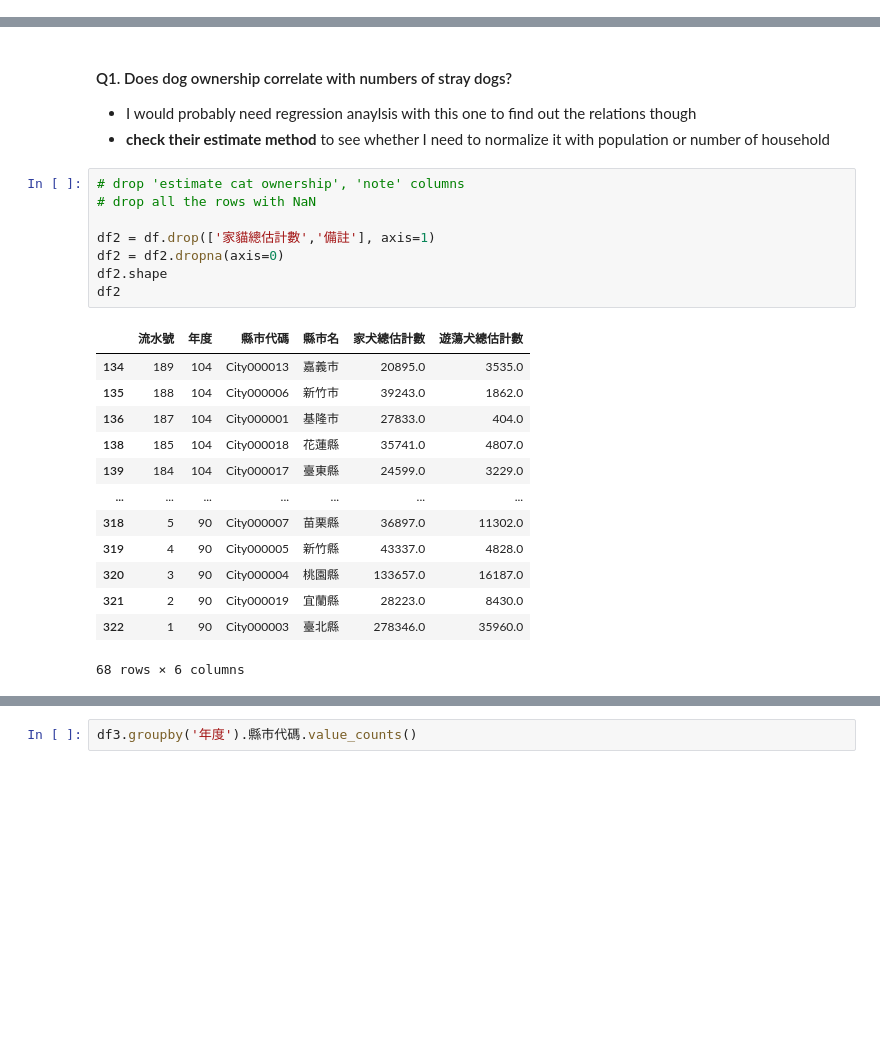
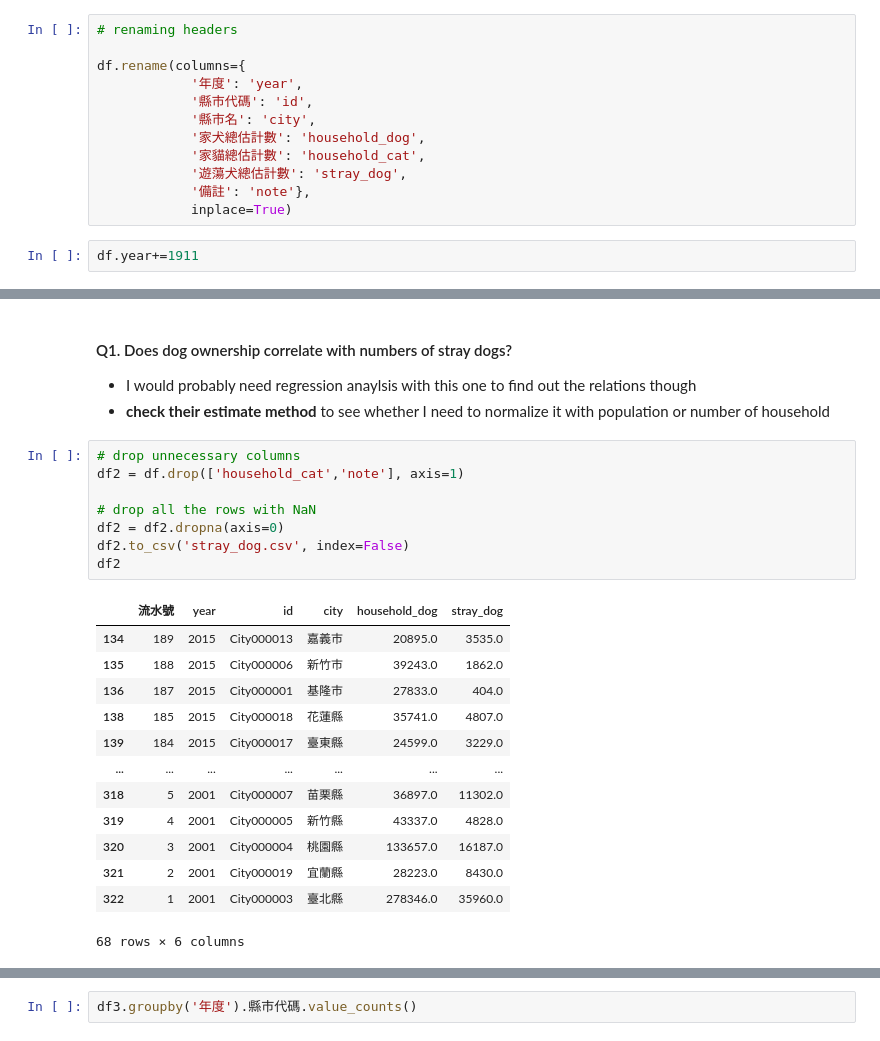
Before and after one commit to sabinahung/pet-ownership-taiwan, a Jupyter notebook: notebook.ipynb, the cells around one changed output, grey strips where cells are left out. Cells and saved outputs as stored; diff of their text form; blank space fills up the shorter version.

```diff
--- a/notebook.ipynb
+++ b/notebook.ipynb
@@ -93,3 +72,17 @@ df.groupby("年度").nunique()
 # replace all '0' with NaN
 
 df = df.replace(0, np.nan)
+# %%
+# renaming headers
+
+df.rename(columns={
+            '年度': 'year',
+            '縣市代碼': 'id',
+            '縣市名': 'city',
+            '家犬總估計數': 'household_dog',
+            '家貓總估計數': 'household_cat',
+            '遊蕩犬總估計數': 'stray_dog',
+            '備註': 'note'},
+            inplace=True)
+# %%
+df.year+=1911
@@ -98,26 +100,26 @@ df = df.replace(0, np.nan)
 - I would probably need regression anaylsis with this one to find out the relations though
 - **check their estimate method** to see whether I need to normalize it with population or number of household
 # %%
-# drop 'estimate cat ownership', 'note' columns
+# drop unnecessary columns
+df2 = df.drop(['household_cat','note'], axis=1)
+
 # drop all the rows with NaN
-
-df2 = df.drop(['家貓總估計數','備註'], axis=1)
 df2 = df2.dropna(axis=0)
-df2.shape
+df2.to_csv('stray_dog.csv', index=False)
 df2
 # %% [output]
-|  | 流水號 | 年度 | 縣市代碼 | 縣市名 | 家犬總估計數 | 遊蕩犬總估計數 |
-| 134 | 189 | 104 | City000013 | 嘉義市 | 20895.0 | 3535.0 |
-| 135 | 188 | 104 | City000006 | 新竹市 | 39243.0 | 1862.0 |
-| 136 | 187 | 104 | City000001 | 基隆市 | 27833.0 | 404.0 |
-| 138 | 185 | 104 | City000018 | 花蓮縣 | 35741.0 | 4807.0 |
-| 139 | 184 | 104 | City000017 | 臺東縣 | 24599.0 | 3229.0 |
+|  | 流水號 | year | id | city | household_dog | stray_dog |
+| 134 | 189 | 2015 | City000013 | 嘉義市 | 20895.0 | 3535.0 |
+| 135 | 188 | 2015 | City000006 | 新竹市 | 39243.0 | 1862.0 |
+| 136 | 187 | 2015 | City000001 | 基隆市 | 27833.0 | 404.0 |
+| 138 | 185 | 2015 | City000018 | 花蓮縣 | 35741.0 | 4807.0 |
+| 139 | 184 | 2015 | City000017 | 臺東縣 | 24599.0 | 3229.0 |
 | ... | ... | ... | ... | ... | ... | ... |
-| 318 | 5 | 90 | City000007 | 苗栗縣 | 36897.0 | 11302.0 |
-| 319 | 4 | 90 | City000005 | 新竹縣 | 43337.0 | 4828.0 |
-| 320 | 3 | 90 | City000004 | 桃園縣 | 133657.0 | 16187.0 |
-| 321 | 2 | 90 | City000019 | 宜蘭縣 | 28223.0 | 8430.0 |
-| 322 | 1 | 90 | City000003 | 臺北縣 | 278346.0 | 35960.0 |
+| 318 | 5 | 2001 | City000007 | 苗栗縣 | 36897.0 | 11302.0 |
+| 319 | 4 | 2001 | City000005 | 新竹縣 | 43337.0 | 4828.0 |
+| 320 | 3 | 2001 | City000004 | 桃園縣 | 133657.0 | 16187.0 |
+| 321 | 2 | 2001 | City000019 | 宜蘭縣 | 28223.0 | 8430.0 |
+| 322 | 1 | 2001 | City000003 | 臺北縣 | 278346.0 | 35960.0 |
 68 rows × 6 columns
 # %%
 %%R
```
Also changed, not shown: parts of 23 cells of this notebook.
